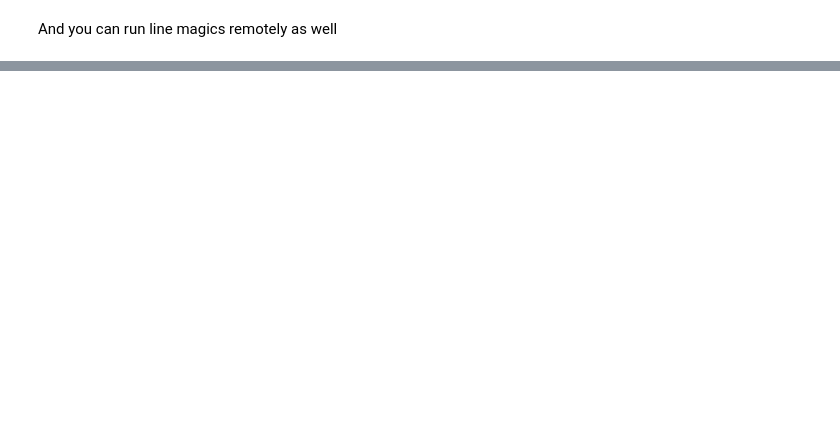
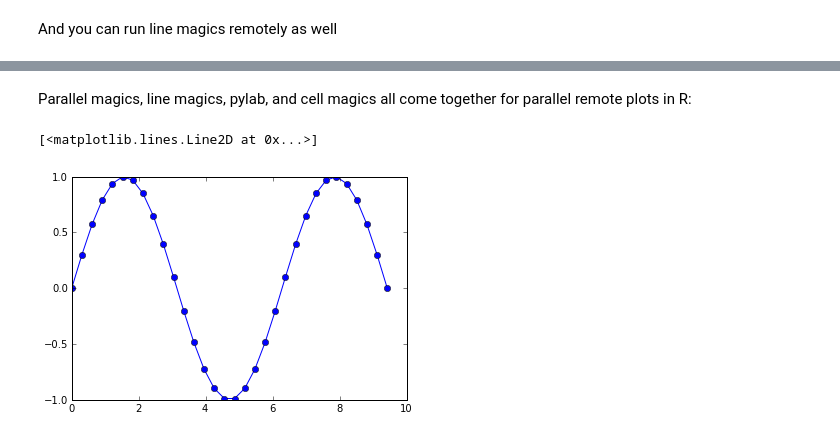
Before and after one commit to ipython/ipython-in-depth, a Jupyter notebook: notebooks/P15 Parallel Magics.ipynb, the cells around one changed output, grey strips where cells are left out. Cells and saved outputs as stored; diff of their text form; code cells hidden in the pictures; blank space fills up the shorter version.

```diff
--- a/notebooks/P15 Parallel Magics.ipynb
+++ b/notebooks/P15 Parallel Magics.ipynb
@@ -104,12 +228,12 @@ def generate_output():
     print "stdout"
     print >> sys.stderr, "stderr"
 
-    display(HTML("<b>HTML</b>"))
+    display(HTML("<b>Some HTML</b>"))
 
     print "stdout2"
     print >> sys.stderr, "stderr2"
 
-    display(Math(r"\alpha=\beta"))
+    display(Math(r"\alpha_%s=\beta" % rank))
 
     return os.getpid()
 
@@ -190,0 +405,11 @@ hello from 555
+# %% [markdown]
+Parallel magics, line magics, pylab, and cell magics all come together for parallel remote plots in R:
+# %%
+X = np.linspace(0, 3*np.pi, 32)
+Y = np.sin(X)
+dv.scatter('X', X)
+dv.scatter('Y', Y)
+plot(X,Y, '-o')
+# %% [output]
+[<matplotlib.lines.Line2D at 0x...>]
+[figure, added]
```
Also changed, not shown: parts of 23 cells of this notebook, 12 other files.
